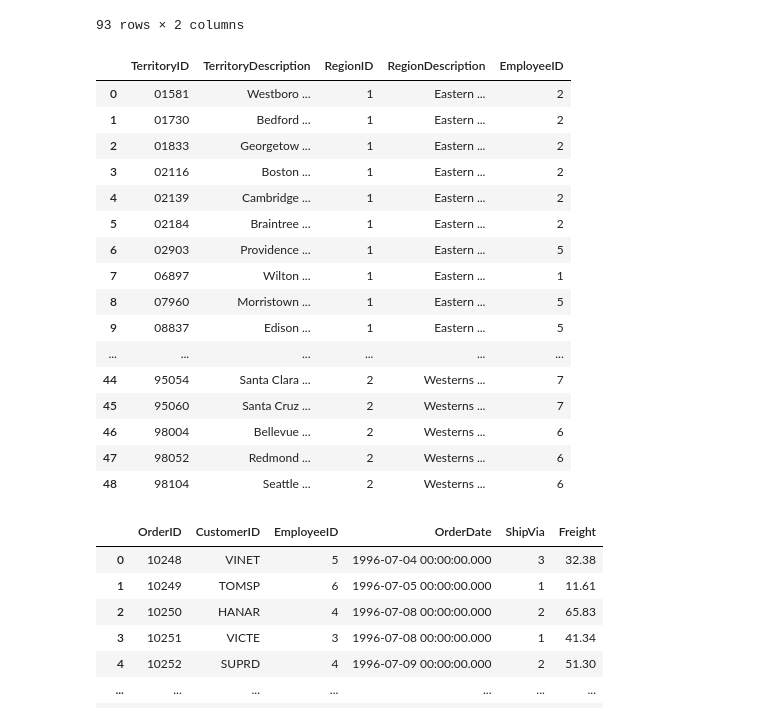
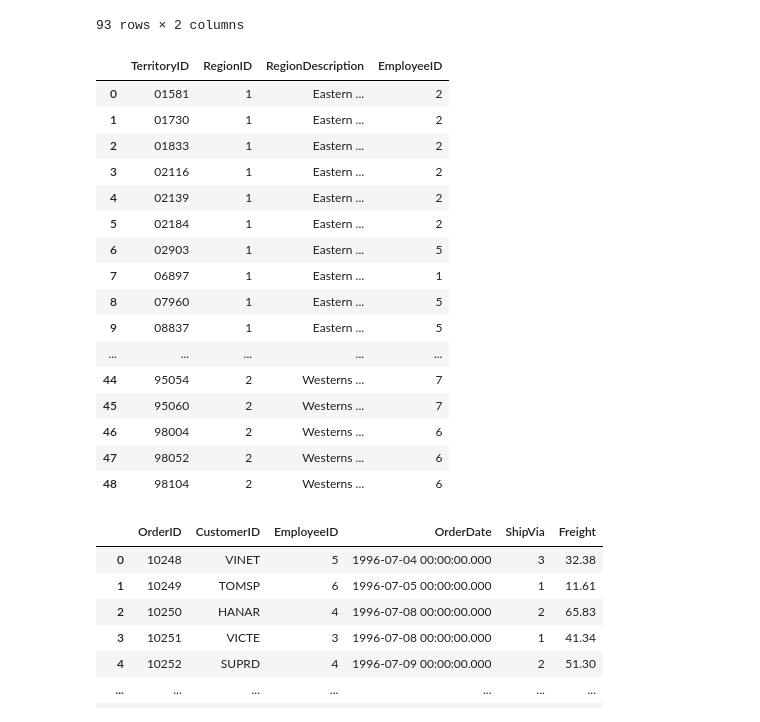
Before and after one commit to cdonahu/ST590-Project-2, a Jupyter notebook: Part2-SQLiteDatabase.ipynb, the cells around one changed output. Cells and saved outputs as stored; diff of their text form; code cells hidden in the pictures.

```diff
--- a/Part2-SQLiteDatabase.ipynb
+++ b/Part2-SQLiteDatabase.ipynb
@@ -142,34 +142,34 @@ cust
 93 rows × 2 columns
 # %%
 # Read in Territories table
-terr = pd.read_sql_query('SELECT * FROM Territories;', con)
+terr = pd.read_sql_query('SELECT TerritoryID, RegionID FROM Territories;', con)
 # Read in EmployeeTerritories table
 empTerr = pd.read_sql_query('SELECT * FROM EmployeeTerritories;', con)
 # Read in Regions table
 region = pd.read_sql_query('SELECT * FROM Regions;', con)
 
 # merge on Territory ID to see the regions/employees for each territory
 terr = terr.merge(region, on = "RegionID")
 terr = terr.merge(empTerr, on = "TerritoryID")
 terr
 # %% [output]
-|  | TerritoryID | TerritoryDescription | RegionID | RegionDescription | EmployeeID |
-| 0 | 01581 | Westboro ... | 1 | Eastern ... | 2 |
-| 1 | 01730 | Bedford ... | 1 | Eastern ... | 2 |
-| 2 | 01833 | Georgetow ... | 1 | Eastern ... | 2 |
-| 3 | 02116 | Boston ... | 1 | Eastern ... | 2 |
-| 4 | 02139 | Cambridge ... | 1 | Eastern ... | 2 |
-| 5 | 02184 | Braintree ... | 1 | Eastern ... | 2 |
-| 6 | 02903 | Providence ... | 1 | Eastern ... | 5 |
-| 7 | 06897 | Wilton ... | 1 | Eastern ... | 1 |
-| 8 | 07960 | Morristown ... | 1 | Eastern ... | 5 |
-| 9 | 08837 | Edison ... | 1 | Eastern ... | 5 |
-| ... | ... | ... | ... | ... | ... |
-| 44 | 95054 | Santa Clara ... | 2 | Westerns ... | 7 |
-| 45 | 95060 | Santa Cruz ... | 2 | Westerns ... | 7 |
-| 46 | 98004 | Bellevue ... | 2 | Westerns ... | 6 |
-| 47 | 98052 | Redmond ... | 2 | Westerns ... | 6 |
-| 48 | 98104 | Seattle ... | 2 | Westerns ... | 6 |
+|  | TerritoryID | RegionID | RegionDescription | EmployeeID |
+| 0 | 01581 | 1 | Eastern ... | 2 |
+| 1 | 01730 | 1 | Eastern ... | 2 |
+| 2 | 01833 | 1 | Eastern ... | 2 |
+| 3 | 02116 | 1 | Eastern ... | 2 |
+| 4 | 02139 | 1 | Eastern ... | 2 |
+| 5 | 02184 | 1 | Eastern ... | 2 |
+| 6 | 02903 | 1 | Eastern ... | 5 |
+| 7 | 06897 | 1 | Eastern ... | 1 |
+| 8 | 07960 | 1 | Eastern ... | 5 |
+| 9 | 08837 | 1 | Eastern ... | 5 |
+| ... | ... | ... | ... | ... |
+| 44 | 95054 | 2 | Westerns ... | 7 |
+| 45 | 95060 | 2 | Westerns ... | 7 |
+| 46 | 98004 | 2 | Westerns ... | 6 |
+| 47 | 98052 | 2 | Westerns ... | 6 |
+| 48 | 98104 | 2 | Westerns ... | 6 |
 # %%
 orders = pd.read_sql_query('SELECT OrderID, CustomerID, EmployeeID, OrderDate, \
                             ShipVia, Freight FROM Orders;', con)
```
Also changed, not shown: parts of 11 cells of this notebook.
